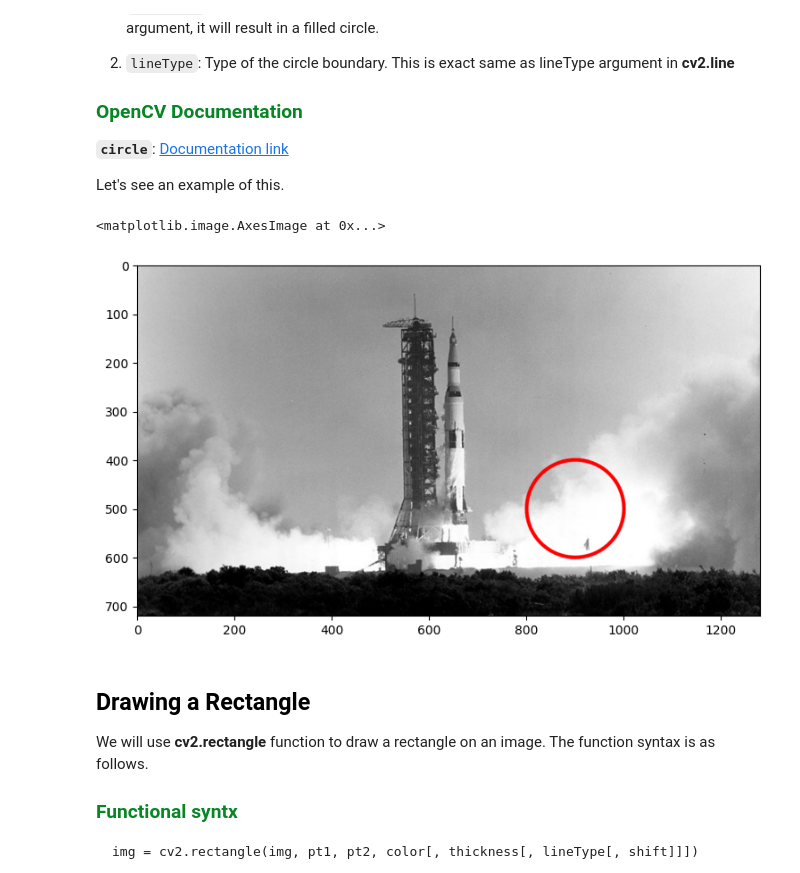
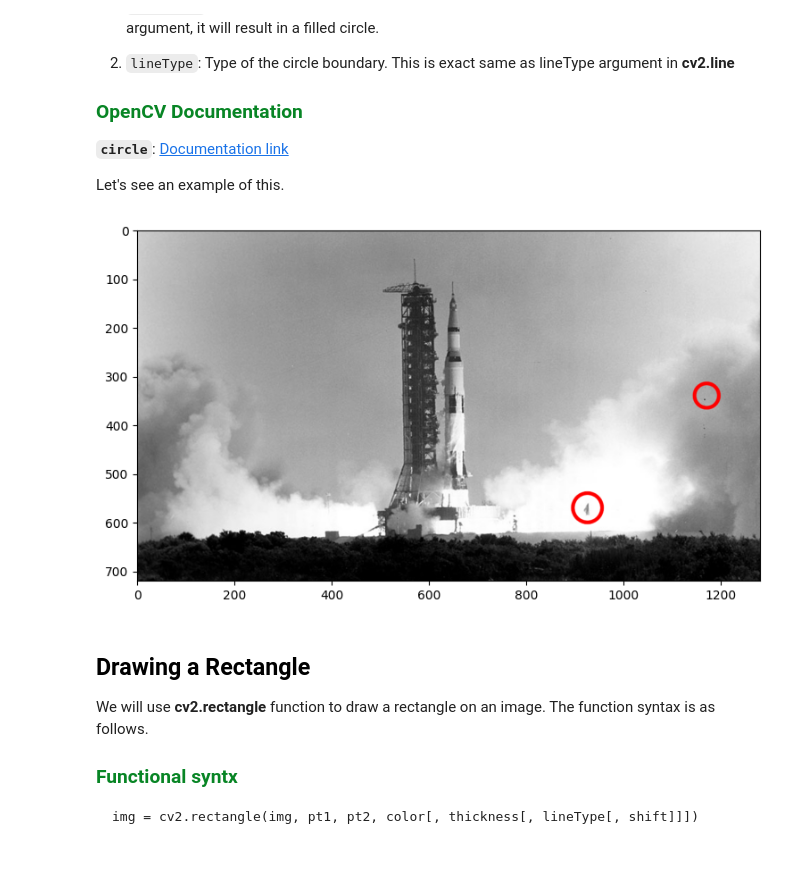
Before and after one commit to gustberchmans/Robotics-Essentials-opencv-course, a Jupyter notebook: 03_Annotating_Images.ipynb, the cells around one changed output. Drawn from its saved outputs; the diff is of its cells as text; code cells hidden in the pictures.

```diff
--- a/03_Annotating_Images.ipynb
+++ b/03_Annotating_Images.ipynb
@@ -146,14 +147,15 @@ Let's see an example of this.
 # %%
 # Draw a circle
 imageCircle = image.copy()
 
-cv2.circle(imageCircle, (900,500), 100, (0, 0, 255), thickness=5, lineType=cv2.LINE_AA);
+cv2.circle(imageCircle, (925,570), 30, (0, 0, 255), thickness=5, lineType=cv2.LINE_AA);
+cv2.circle(imageCircle, (1170,340), 25, (0, 0, 255), thickness=5, lineType=cv2.LINE_AA);
 
 # Display the image
 plt.imshow(imageCircle[:,:,::-1])
+plt.show()
 # %% [output]
-<matplotlib.image.AxesImage at 0x...>
-[figure, old version]
+[figure, new version]
 # %% [markdown]
 ## <font style="color:black">Drawing a Rectangle</font>
 
```
Also changed, not shown: parts of 4 cells of this notebook.
